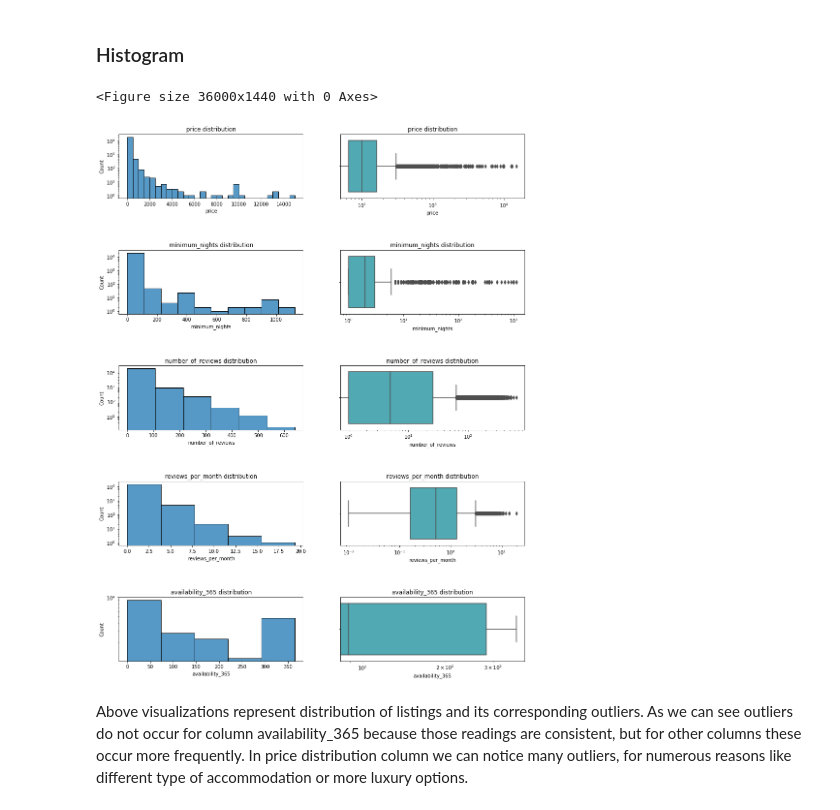
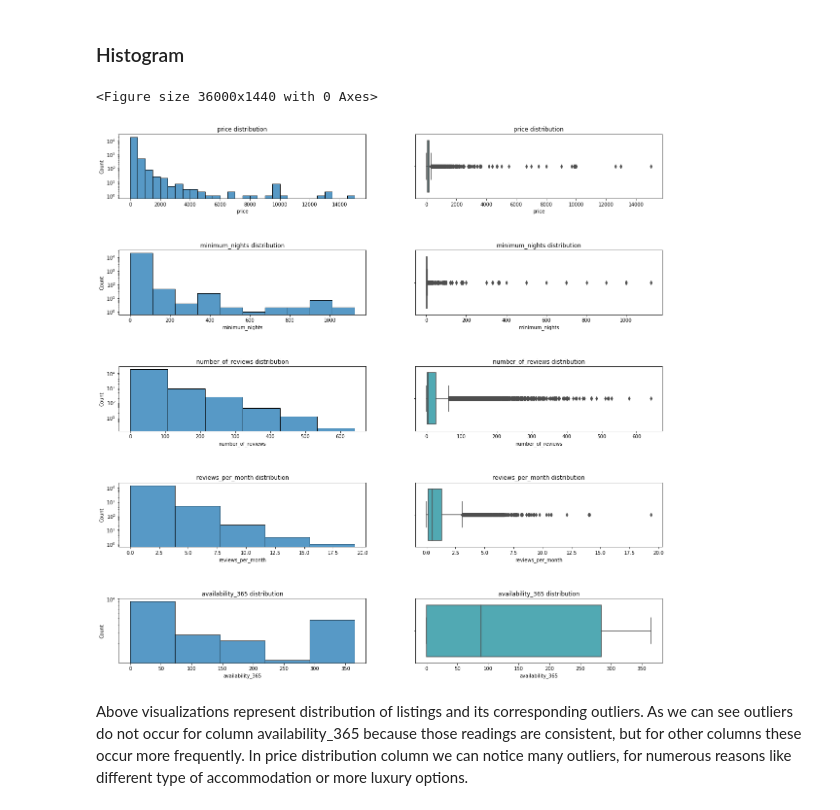
Before and after one commit to ewelina291988/AirBnB_price_prediction, a Jupyter notebook: Final_project.ipynb, the cells around one changed output. Saved outputs shown, nothing was run; the diff lists cells and outputs as text; code cells hidden in the pictures.

```diff
--- a/Final_project.ipynb
+++ b/Final_project.ipynb
@@ -234,10 +226,6 @@ airbnb_data_raw[(airbnb_data_raw['reviews_per_month'].isnull()) &
 |  | id | name | host_id | host_name | neighbourhood | latitude | longitude | room_type | price | ... |
 # %% [markdown]
 If number of number of reviews is zero, then values in last review and reviews per month are missing. It is logical and missing values will not be replaced.
-# %%
-# replace NaN with 0(int)
-
-airbnb_data_raw['name'].fillna(int(0), inplace=True, limit=1)
 # %%
 # duplicates check
 
@@ -457,28 +475,27 @@ Most often a minimum stay of 0 to 300 days is offered. For 75 % of listings the
 # %%
 plt.figure(figsize=(500, 20))
 fig, ((ax1, ax2), (ax3, ax4), (ax5, ax6), (ax7, ax8),
-      (ax9, ax10)) = plt.subplots(5, 2, figsize=(15, 20))
+      (ax9, ax10)) = plt.subplots(5, 2, figsize=(20, 20))
 fig.subplots_adjust(hspace=.8)
 
 
 def sub_plot(data, column, ax1, ax2, nb):
 
     hist = sns.histplot(data, x=column, bins=nb, ax=ax1, palette='YlGnBu')
     box = sns.boxplot(data=data, x=column, ax=ax2, palette='YlGnBu')
     hist.set(yscale="log")
-    box.set(xscale="log")
     hist.set_title(f'{column} distribution')
     box.set_title(f'{column} distribution')
 
 
-sub_plot(airbnb_data_eda, 'price', ax1, ax2, nb=30)
-sub_plot(airbnb_data_eda, 'minimum_nights', ax3, ax4,  nb=10, )
-sub_plot(airbnb_data_eda, 'number_of_reviews', ax5, ax6,  nb=6)
+sub_plot(airbnb_data_eda, 'price', ax1, ax2, nb=30);
+sub_plot(airbnb_data_eda, 'minimum_nights', ax3, ax4,  nb=10, );
+sub_plot(airbnb_data_eda, 'number_of_reviews', ax5, ax6,  nb=6);
 sub_plot(airbnb_data_eda, 'reviews_per_month', ax7, ax8,  nb=5)
 sub_plot(airbnb_data_eda, 'availability_365', ax9, ax10,  nb=5)
 # %% [output]
 <Figure size 36000x1440 with 0 Axes>
-[figure, old version]
+[figure, new version]
 # %% [markdown]
 Above visualizations represent distribution of listings and its corresponding outliers. As we can see outliers do not occur for column availability_365 because those readings are consistent, but for other columns these occur more frequently. In price distribution column we can notice many outliers, for numerous reasons like different type of accommodation or more luxury options.
 # %%
```
Also changed, not shown: parts of 66 cells of this notebook.
